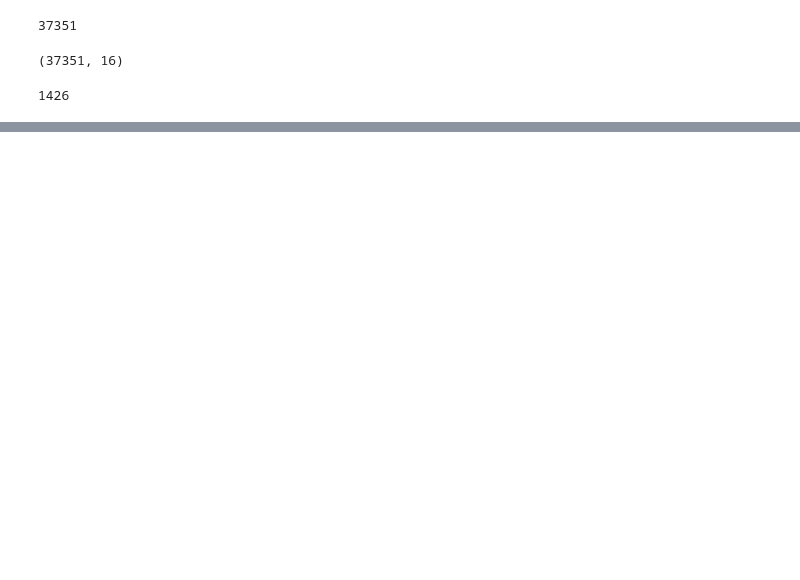
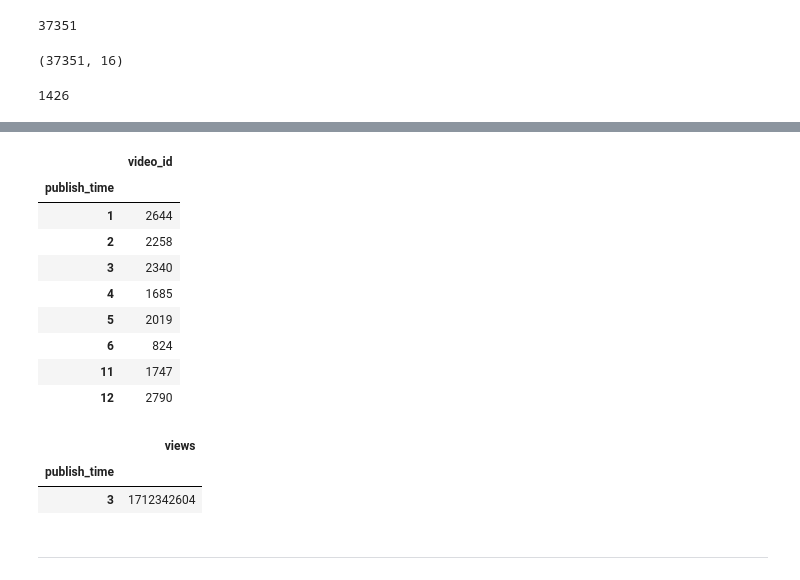
Before and after one commit to Sheetal-Patnasetty/Python-Notes, a Jupyter notebook: NumpyPanda/pandasNotes.ipynb, the cells around one changed output, grey strips where cells are left out. Cells and saved outputs as stored; diff of their text form; code cells hidden in the pictures; blank space fills up the shorter version.

```diff
--- a/NumpyPanda/pandasNotes.ipynb
+++ b/NumpyPanda/pandasNotes.ipynb
@@ -1621,0 +1770,25 @@ yt.channel_title.nunique()
+# %%
+# Number of videos for every month
+
+yt.pivot_table(index=yt.publish_time.dt.month, values='video_id', aggfunc='count')
+# %% [output]
+|  | video_id |
+| publish_time |  |
+| 1 | 2644 |
+| 2 | 2258 |
+| 3 | 2340 |
+| 4 | 1685 |
+| 5 | 2019 |
+| 6 | 824 |
+| 11 | 1747 |
+| 12 | 2790 |
+# %%
+# Find the month which has more number of views.
+
+yt.groupby(yt['publish_time'].dt.month).agg({'views':'sum'}).sort_values(by='views', ascending=False).head(1)
+# %% [output]
+|  | views |
+| publish_time |  |
+| 3 | 1712342604 |
+# %% [markdown]
+----------------
```
Also changed, not shown: parts of 12 cells of this notebook.
